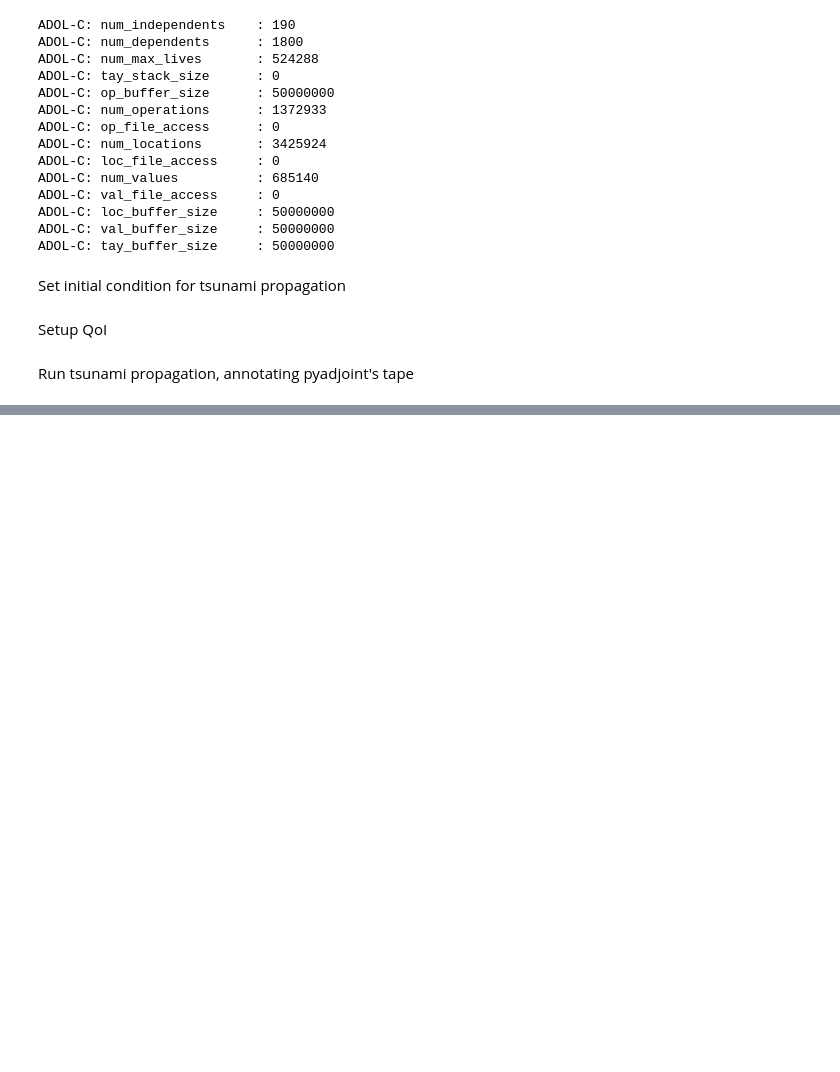
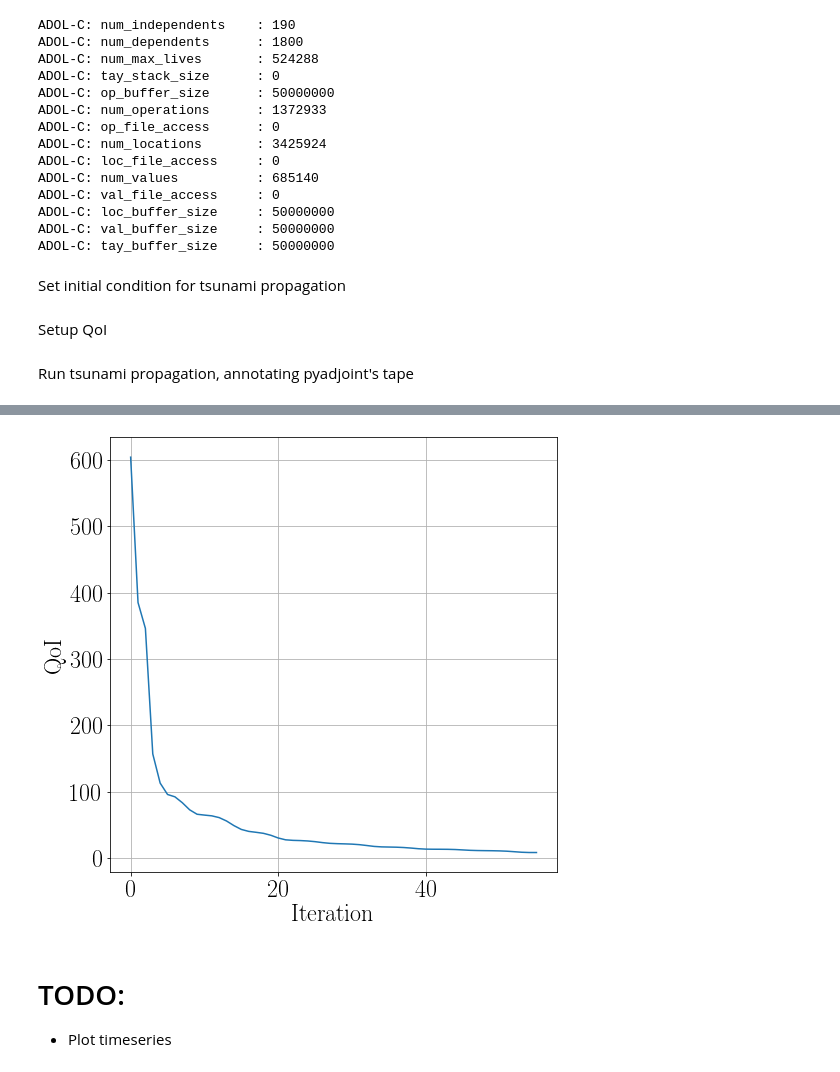
Before and after one commit to jwallwork23/adapt_utils_notebooks, a Jupyter notebook: case_studies/tohoku/full_okada_inversion.ipynb, the cells around one changed output, grey strips where cells are left out. Saved outputs shown, nothing was run; the diff lists cells and outputs as text; code cells hidden in the pictures; blank space fills up the shorter version.

```diff
--- a/case_studies/tohoku/full_okada_inversion.ipynb
+++ b/case_studies/tohoku/full_okada_inversion.ipynb
@@ -170,0 +189,11 @@ Reduced functional = 9.57956729e+01
+# %%
+fig, axes = plt.subplots(figsize=(8, 8))
+axes.plot(op.qoi_trajectory)
+axes.set_xlabel("Iteration")
+axes.set_ylabel("QoI")
+axes.grid(True, which='both');
+# %% [output]
+[figure, added]
+# %% [markdown]
+# TODO:
+* Plot timeseries
```
Also changed, not shown: parts of 5 cells of this notebook, 2 other files.
